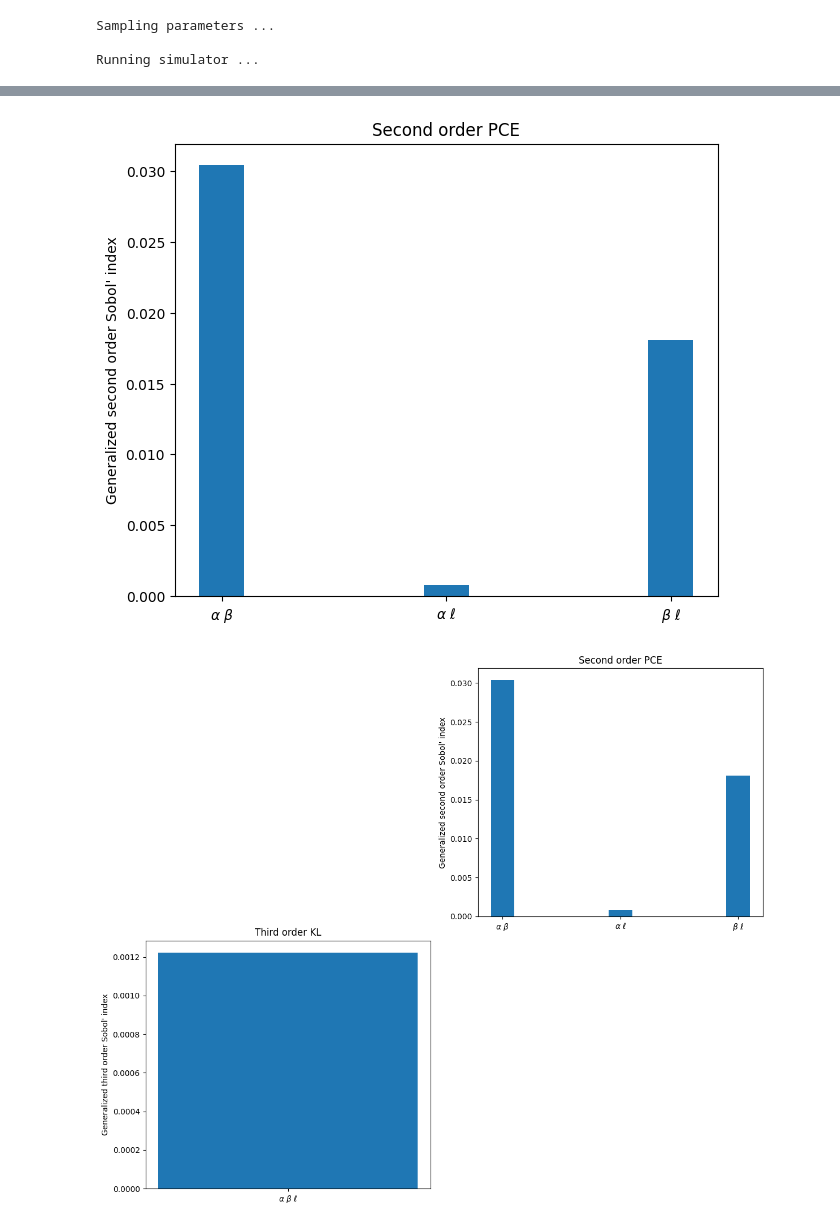
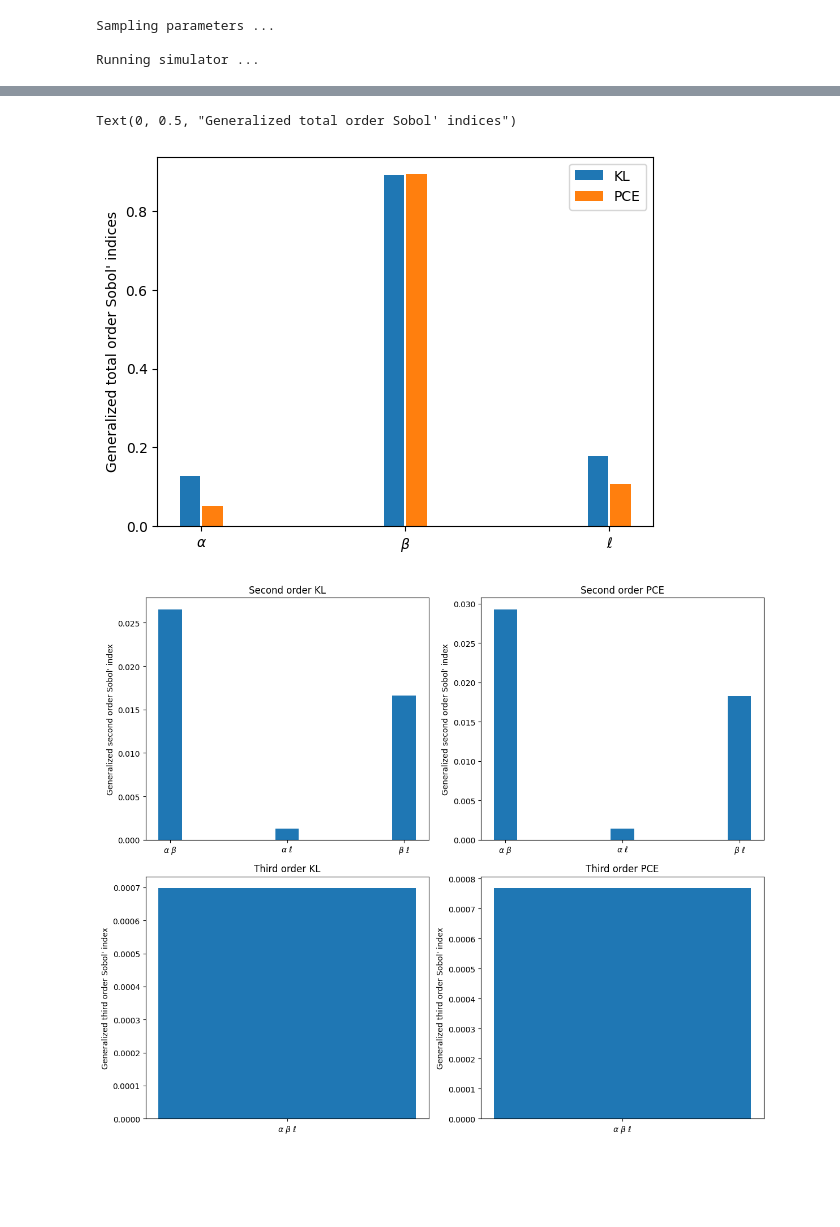
Before and after one commit to ezonta/TDGSA, a Jupyter notebook: examples/oscillator.ipynb, the cells around one changed output, grey strips where cells are left out. Drawn from its saved outputs; the diff is of its cells as text; code cells hidden in the pictures; blank space fills up the shorter version.

```diff
--- a/examples/oscillator.ipynb
+++ b/examples/oscillator.ipynb
@@ -100,15 +105,29 @@ my_tdsa.plot("time_dependent_sobol_indices")
+# %%
+#========================================================================================#
+# Compare the time-dependent total sensitivity indices computed using different methods
+#========================================================================================#
+
+plt.figure()
+x = np.array([1,2,3])
+plt.bar(x-0.055, sobol_indices_KL["total"], width=0.1, label="KL")
+plt.bar(x+0.055, sobol_indices_PCE["total"], width=0.1, label="PCE")
+plt.xticks([1,2,3], [r"$\alpha$", r"$\beta$", r"$\ell$"])
+plt.legend()
+plt.ylabel("Generalized total order Sobol' indices")
+# %% [output]
+Text(0, 0.5, "Generalized total order Sobol' indices")
+[figure, added]
 # %%
+#===============================================================================#
+# Compute second and third order Sobol' indices
+#===============================================================================#
+
 second_order, params = my_tdsa.compute_second_order_sobol_indices("PCE")
+third_order, params = my_tdsa.compute_second_order_sobol_indices("KL")
+third_order, params = my_tdsa.compute_third_order_sobol_indices("PCE")
+second_order, params = my_tdsa.compute_third_order_sobol_indices("KL")
+
+# plot higher order Sobol' indices
 my_tdsa.plot("higher_order_sobol_indices")
-
-third_order, params = my_tdsa.compute_third_order_sobol_indices("KL")
-my_tdsa.plot("higher_order_sobol_indices")
-
-third_order, params = my_tdsa.compute_third_order_sobol_indices("PCE")
-my_tdsa.plot("higher_order_sobol_indices")
-
-second_order, params = my_tdsa.compute_second_order_sobol_indices("KL")
-my_tdsa.plot("higher_order_sobol_indices")
 # %% [output]
-[figure, old version]
+[figure, new version]
-[figure, removed]
```
Also changed, not shown: parts of 9 cells of this notebook, 2 other files.
